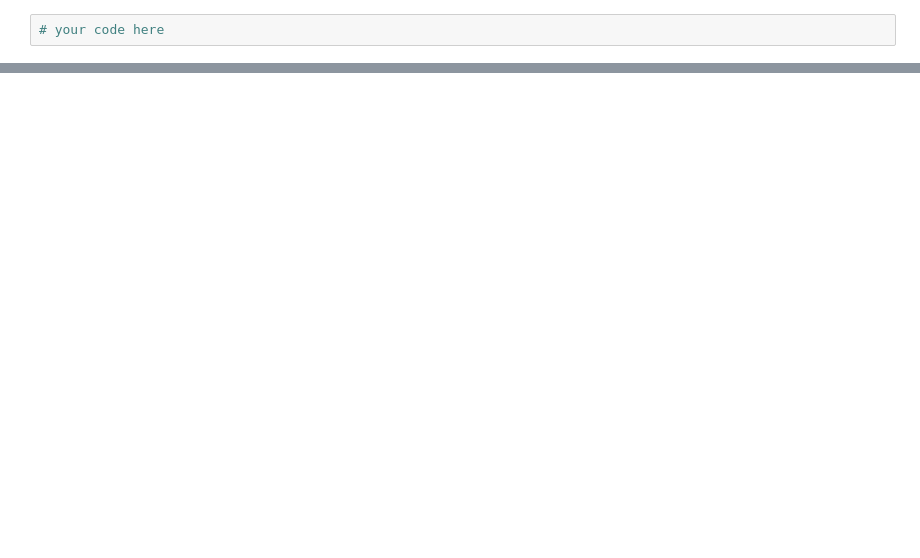
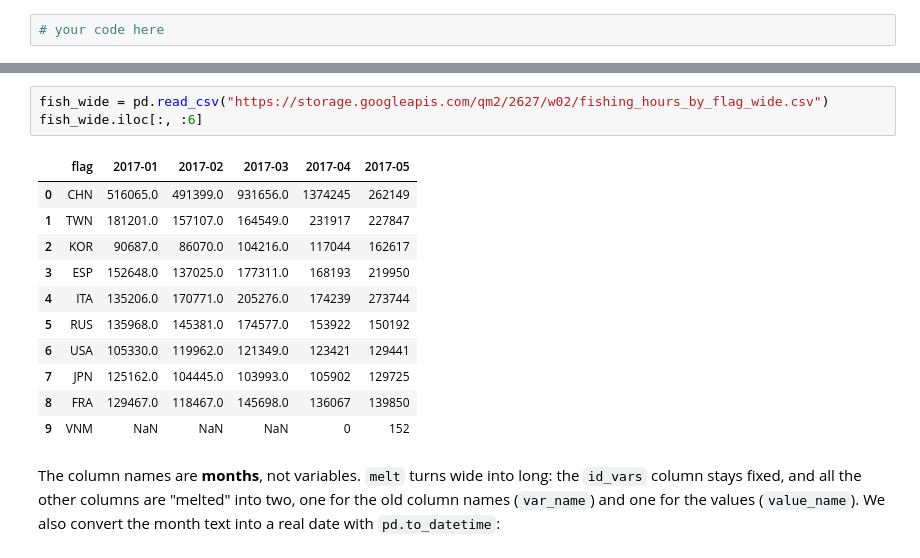
Before and after one commit to AlexiaNabok28/QM2, a Jupyter notebook: notebooks/W02. Pandas.ipynb, the cells around one changed output, grey strips where cells are left out. Cells and saved outputs as stored; diff of their text form; blank space fills up the shorter version.

```diff
--- a/notebooks/W02. Pandas.ipynb
+++ b/notebooks/W02. Pandas.ipynb
@@ -304,0 +308,17 @@ When there is no download or API, you can take data from the page itself. For HT
+# %%
+fish_wide = pd.read_csv("https://storage.googleapis.com/qm2/2627/w02/fishing_hours_by_flag_wide.csv")
+fish_wide.iloc[:, :6]
+# %% [output]
+|  | flag | 2017-01 | 2017-02 | 2017-03 | 2017-04 | 2017-05 |
+| 0 | CHN | 516065.0 | 491399.0 | 931656.0 | 1374245 | 262149 |
+| 1 | TWN | 181201.0 | 157107.0 | 164549.0 | 231917 | 227847 |
+| 2 | KOR | 90687.0 | 86070.0 | 104216.0 | 117044 | 162617 |
+| 3 | ESP | 152648.0 | 137025.0 | 177311.0 | 168193 | 219950 |
+| 4 | ITA | 135206.0 | 170771.0 | 205276.0 | 174239 | 273744 |
+| 5 | RUS | 135968.0 | 145381.0 | 174577.0 | 153922 | 150192 |
+| 6 | USA | 105330.0 | 119962.0 | 121349.0 | 123421 | 129441 |
+| 7 | JPN | 125162.0 | 104445.0 | 103993.0 | 105902 | 129725 |
+| 8 | FRA | 129467.0 | 118467.0 | 145698.0 | 136067 | 139850 |
+| 9 | VNM | NaN | NaN | NaN | 0 | 152 |
+# %% [markdown]
+The column names are **months**, not variables. `melt` turns wide into long: the `id_vars` column stays fixed, and all the other columns are "melted" into two, one for the old column names (`var_name`) and one for the values (`value_name`). We also convert the month text into a real date with `pd.to_datetime`:
```
Also changed, not shown: parts of 130 cells of this notebook.
